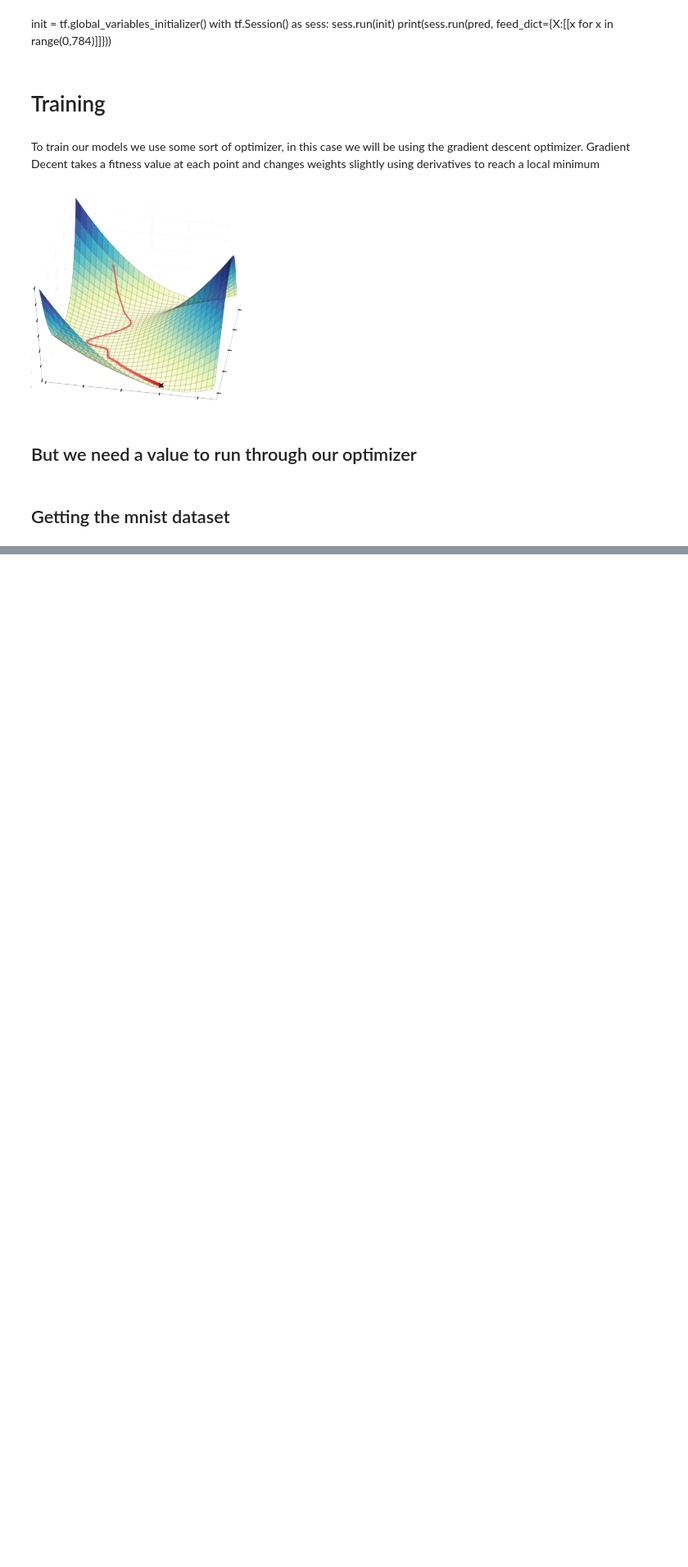
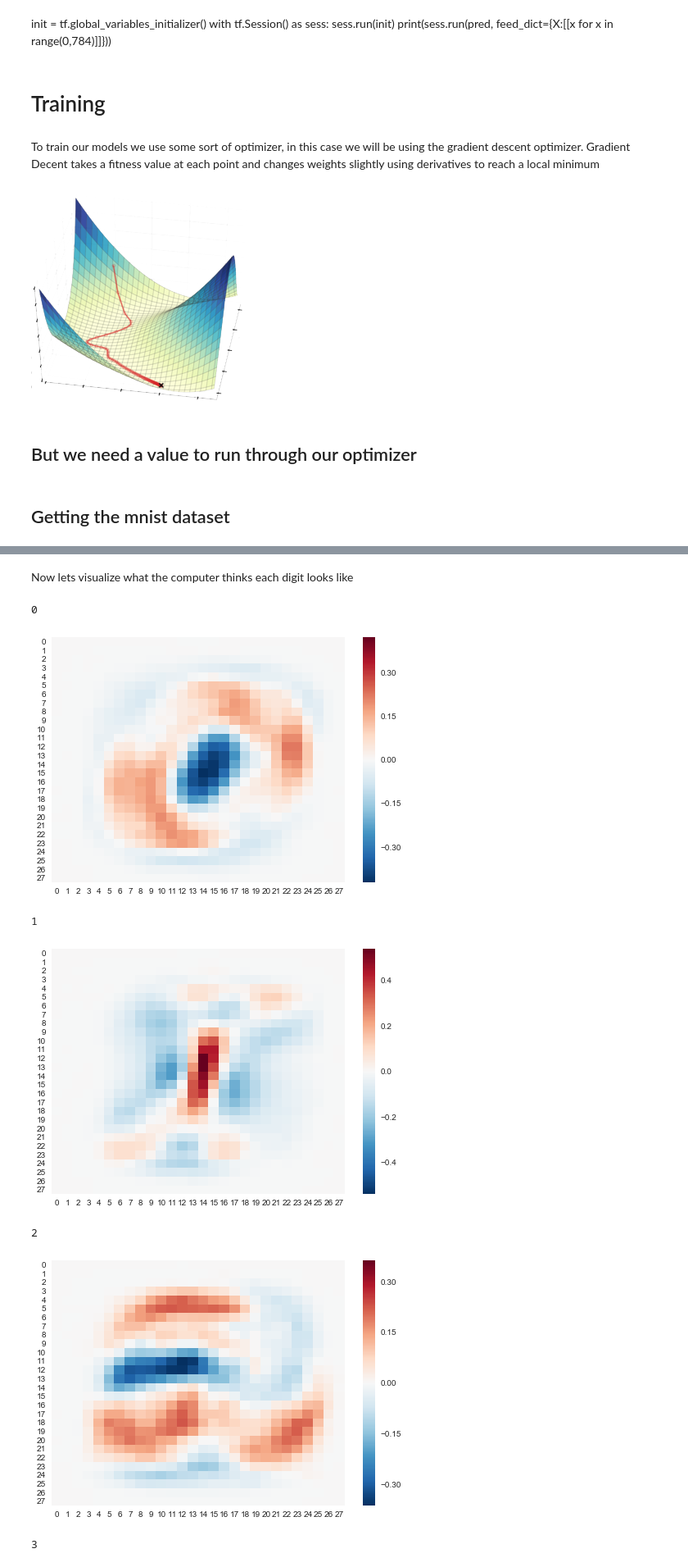
Before and after one commit to AndrewLaird/AI_Tutorials, a Jupyter notebook: Tensorflow intro.ipynb, the cells around one changed output, grey strips where cells are left out. Shown at 82% size. Saved outputs shown, nothing was run; the diff lists cells and outputs as text; code cells hidden in the pictures; blank space fills up the shorter version.

```diff
--- a/Tensorflow intro.ipynb
+++ b/Tensorflow intro.ipynb
@@ -270,0 +212,16 @@ Prediction:
+# %% [markdown]
+Now lets visualize what the computer thinks each digit looks like
+# %%
+all_nums = sess.run(W)
+for x in range(10):
+    print(x)
+    seaborn.heatmap(array_to_num([all_nums[i][x] for i in range(784)]))
+    plt.show()
+# %% [output]
+0
+[figure, added]
+1
+[figure, added]
+2
+[figure, added]
+3
```
Also changed, not shown: parts of 9 cells of this notebook.
